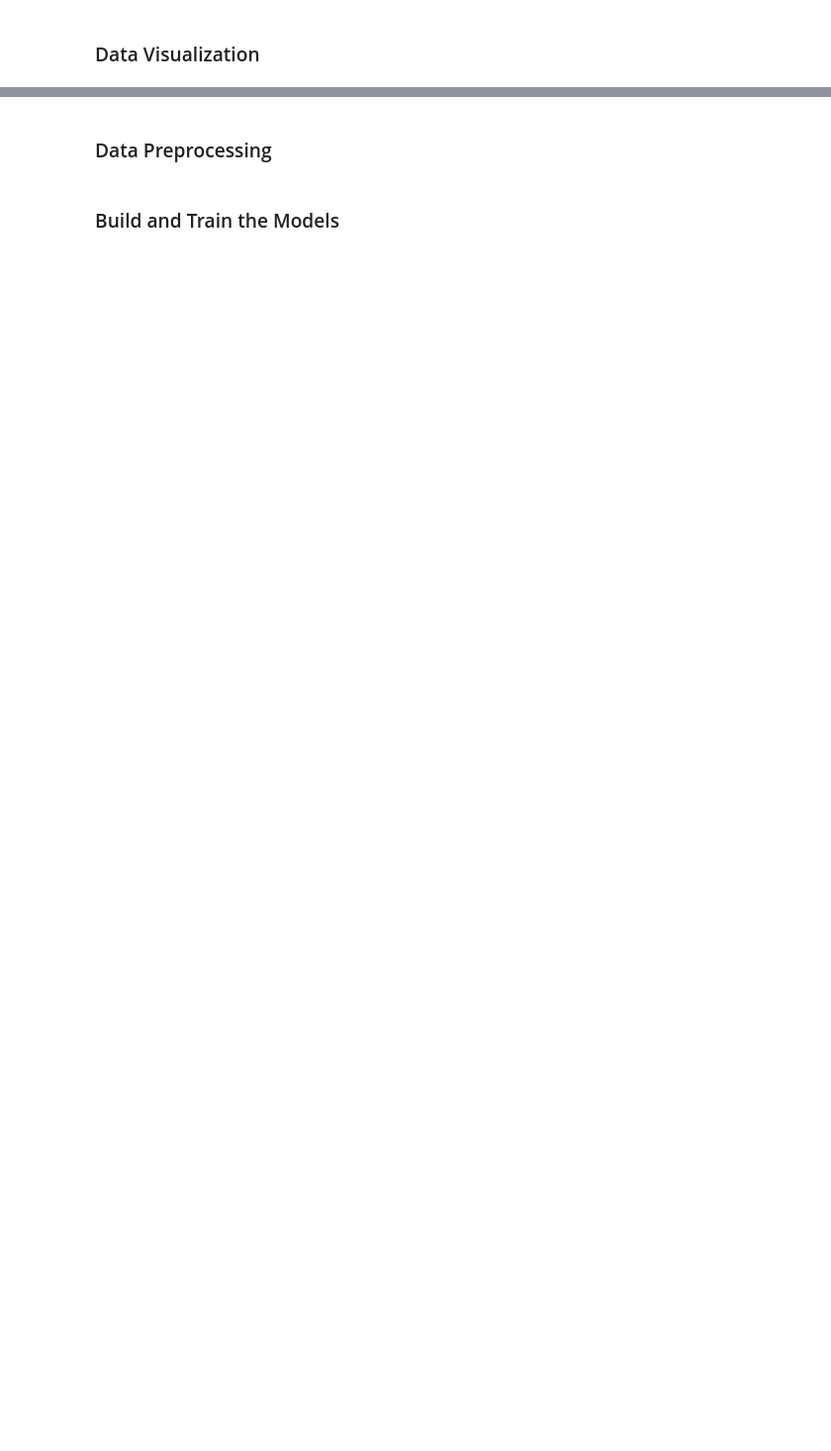
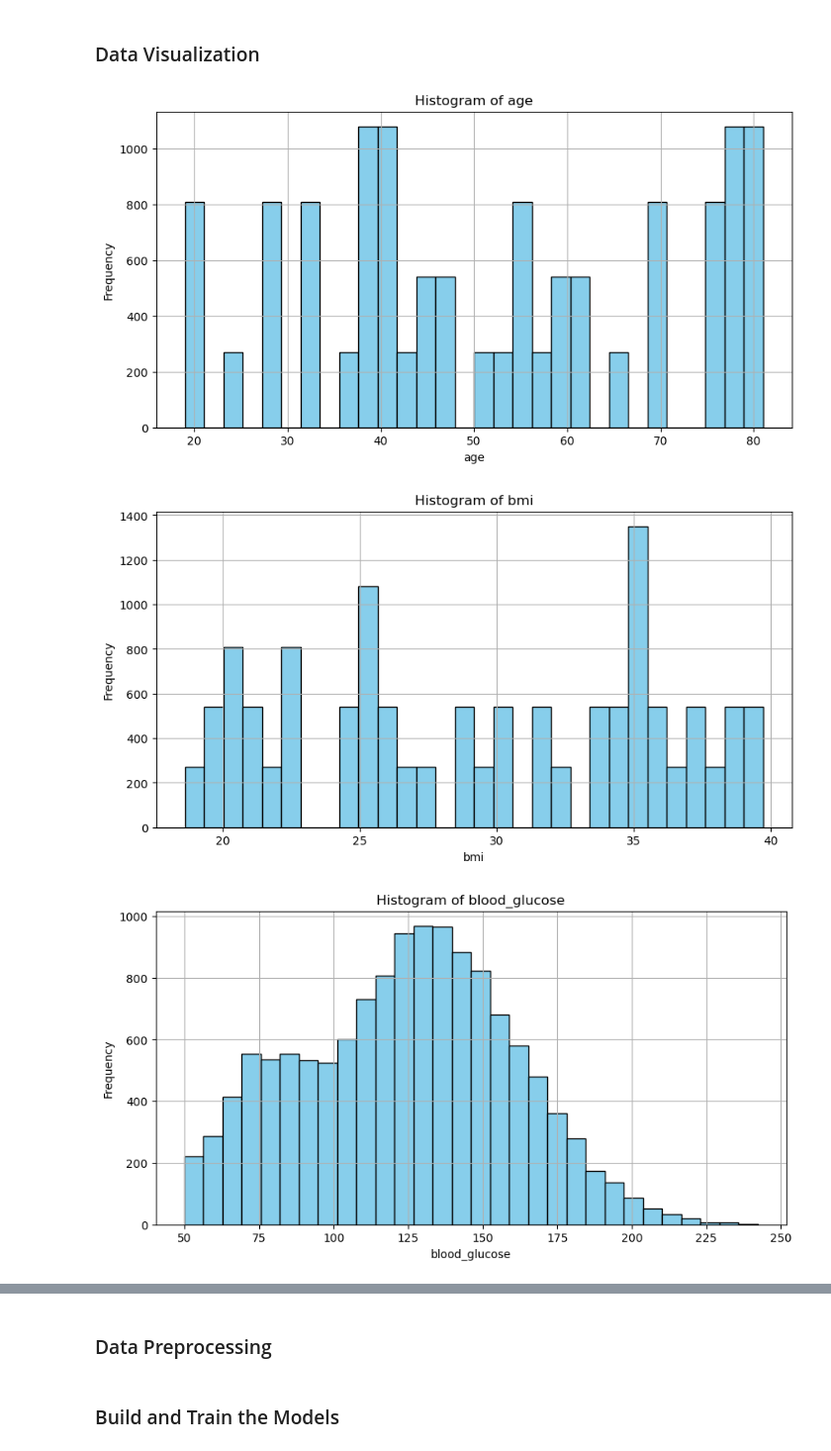
Before and after one commit to hsnshz/SugarCheck, a Jupyter notebook: Backend/ML-Models/A1c-Estimation/A1c-ML-Models.ipynb, the cells around one changed output, grey strips where cells are left out. Shown at 99% size. Drawn from its saved outputs; the diff is of its cells as text; code cells hidden in the pictures; blank space fills up the shorter version.

```diff
--- a/Backend/ML-Models/A1c-Estimation/A1c-ML-Models.ipynb
+++ b/Backend/ML-Models/A1c-Estimation/A1c-ML-Models.ipynb
@@ -30,5 +30,5 @@ import seaborn as sns
 # %% [markdown]
 ### Importing Dataset
 # %%
-data = pd.read_csv("../../../Dataset/a1c-estimation-dataset.csv")
-data.head()
+df = pd.read_csv("../../../Dataset/synthetic_diabetes_data_v6.csv")
+df.head()
@@ -46,6 +54,6 @@ print("Number of duplicate rows: ", duplicate_rows.shape)
 # %%
-# Checking for data types
-data.info()
+# Checking for df types
+df.info()
 
 # Coverting columns to lower case
-data.columns = map(str.lower, data.columns)
+df.columns = map(str.lower, df.columns)
@@ -105,0 +90,15 @@ plt.show()
+# %%
+columns = ["age", "bmi", "blood_glucose", "hba1c"]
+
+for col in columns:
+    plt.figure(figsize=(10, 5))
+    plt.hist(df[col], bins=30, color="skyblue", edgecolor="black")
+    plt.title(f"Histogram of {col}")
+    plt.xlabel(col)
+    plt.ylabel("Frequency")
+    plt.grid(True)
+    plt.show()
+# %% [output]
+[figure, added]
+[figure, added]
+[figure, added]
```
Also changed, not shown: parts of 38 cells of this notebook, 10 other files.
